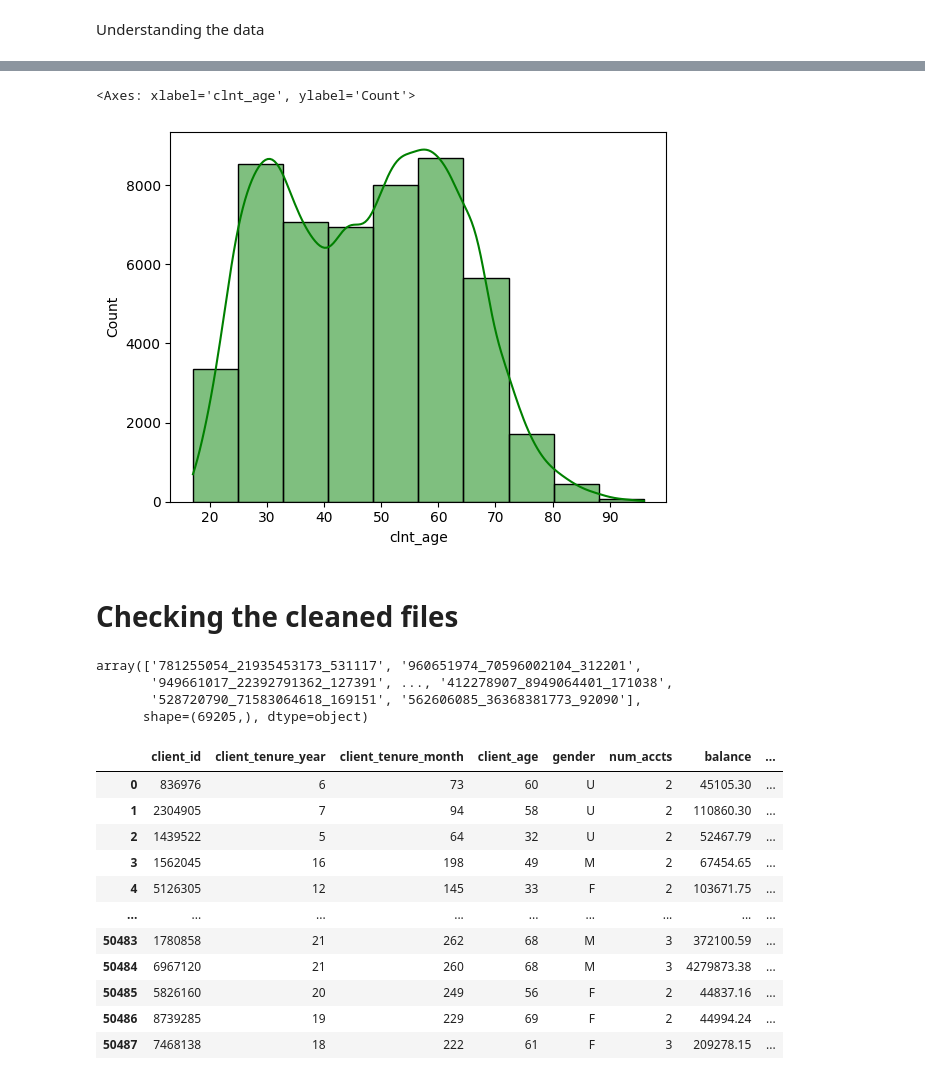
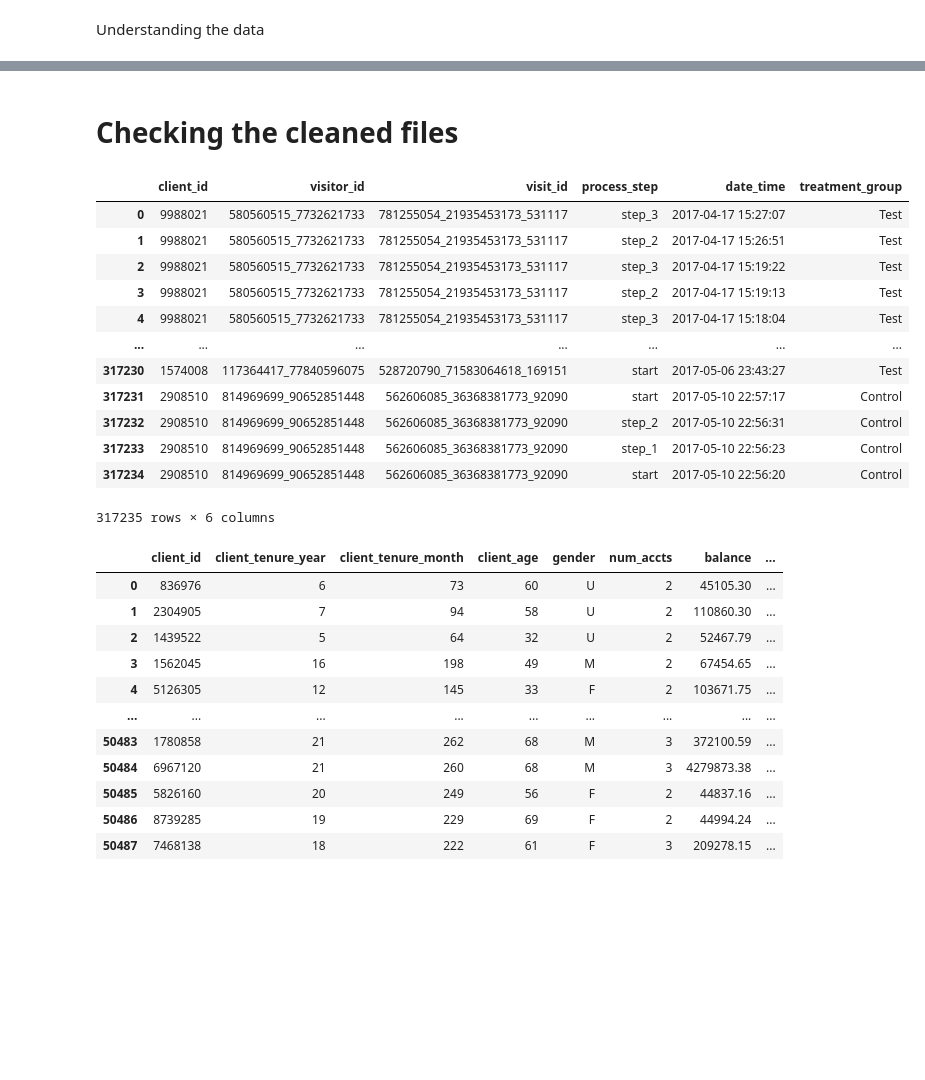
Before and after one commit to Ironhack-DA-Course/proj-vanguard-abtest, a Jupyter notebook: notebooks/Jesus_Notebook.ipynb, the cells around one changed output, grey strips where cells are left out. Cells and saved outputs as stored; diff of their text form; code cells hidden in the pictures; blank space fills up the shorter version.

```diff
--- a/notebooks/Jesus_Notebook.ipynb
+++ b/notebooks/Jesus_Notebook.ipynb
@@ -194,19 +114,24 @@ Name: clnt_tenure_yr, dtype: float64
 # %%
-sns.histplot(data=test['clnt_age'], kde= True,legend=False, bins=10, color='Green')
+# sns.histplot(data=test['clnt_age'], kde= True,legend=False, bins=10, color='Green')
-# %% [output]
-<Axes: xlabel='clnt_age', ylabel='Count'>
-[figure, removed]
 # %% [markdown]
 # Checking the cleaned files
 # %%
 file1=pd.read_csv('../Data/clean/final_client_experiment_Cleaned.csv')
-all_visit_id=file1['visit_id'].unique()
-all_visit_id
+file1
 # %% [output]
+|  | client_id | visitor_id | visit_id | process_step | date_time | treatment_group |
+| 0 | 9988021 | 580560515_7732621733 | 781255054_21935453173_531117 | step_3 | 2017-04-17 15:27:07 | Test |
+| 1 | 9988021 | 580560515_7732621733 | 781255054_21935453173_531117 | step_2 | 2017-04-17 15:26:51 | Test |
+| 2 | 9988021 | 580560515_7732621733 | 781255054_21935453173_531117 | step_3 | 2017-04-17 15:19:22 | Test |
+| 3 | 9988021 | 580560515_7732621733 | 781255054_21935453173_531117 | step_2 | 2017-04-17 15:19:13 | Test |
+| 4 | 9988021 | 580560515_7732621733 | 781255054_21935453173_531117 | step_3 | 2017-04-17 15:18:04 | Test |
+| ... | ... | ... | ... | ... | ... | ... |
+| 317230 | 1574008 | 117364417_77840596075 | 528720790_71583064618_169151 | start | 2017-05-06 23:43:27 | Test |
+| 317231 | 2908510 | 814969699_90652851448 | 562606085_36368381773_92090 | start | 2017-05-10 22:57:17 | Control |
+| 317232 | 2908510 | 814969699_90652851448 | 562606085_36368381773_92090 | step_2 | 2017-05-10 22:56:31 | Control |
+| 317233 | 2908510 | 814969699_90652851448 | 562606085_36368381773_92090 | step_1 | 2017-05-10 22:56:23 | Control |
+| 317234 | 2908510 | 814969699_90652851448 | 562606085_36368381773_92090 | start | 2017-05-10 22:56:20 | Control |
-array(['781255054_21935453173_531117', '960651974_70596002104_312201',
-       '949661017_22392791362_127391', ..., '412278907_8949064401_171038',
-       '528720790_71583064618_169151', '562606085_36368381773_92090'],
-      shape=(69205,), dtype=object)
+317235 rows × 6 columns
 # %%
 file2=pd.read_csv('../Data/clean/df_final_demo_concat_cleaned.csv')
 file2
```
Also changed, not shown: parts of 17 cells of this notebook, 2 other files.
